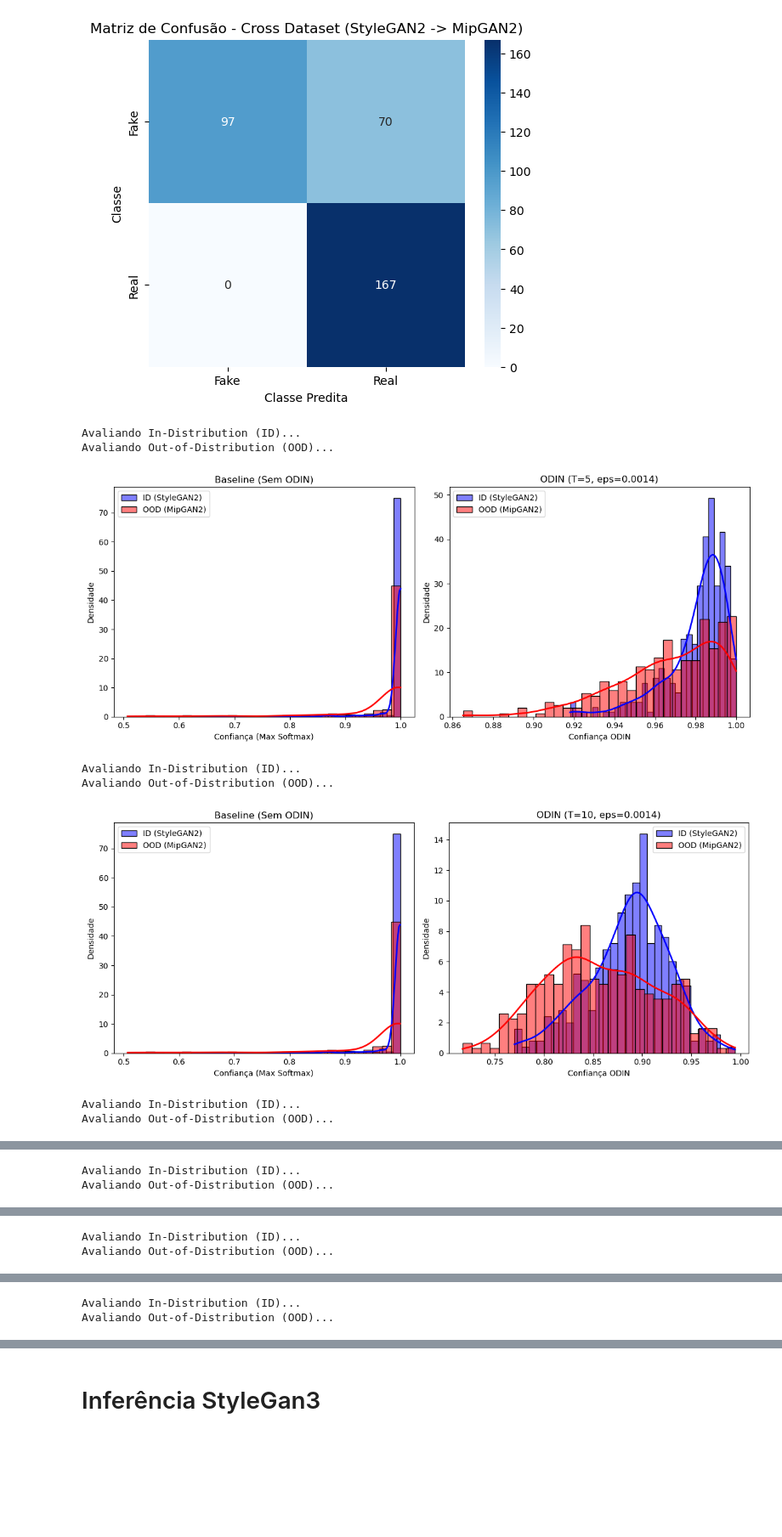
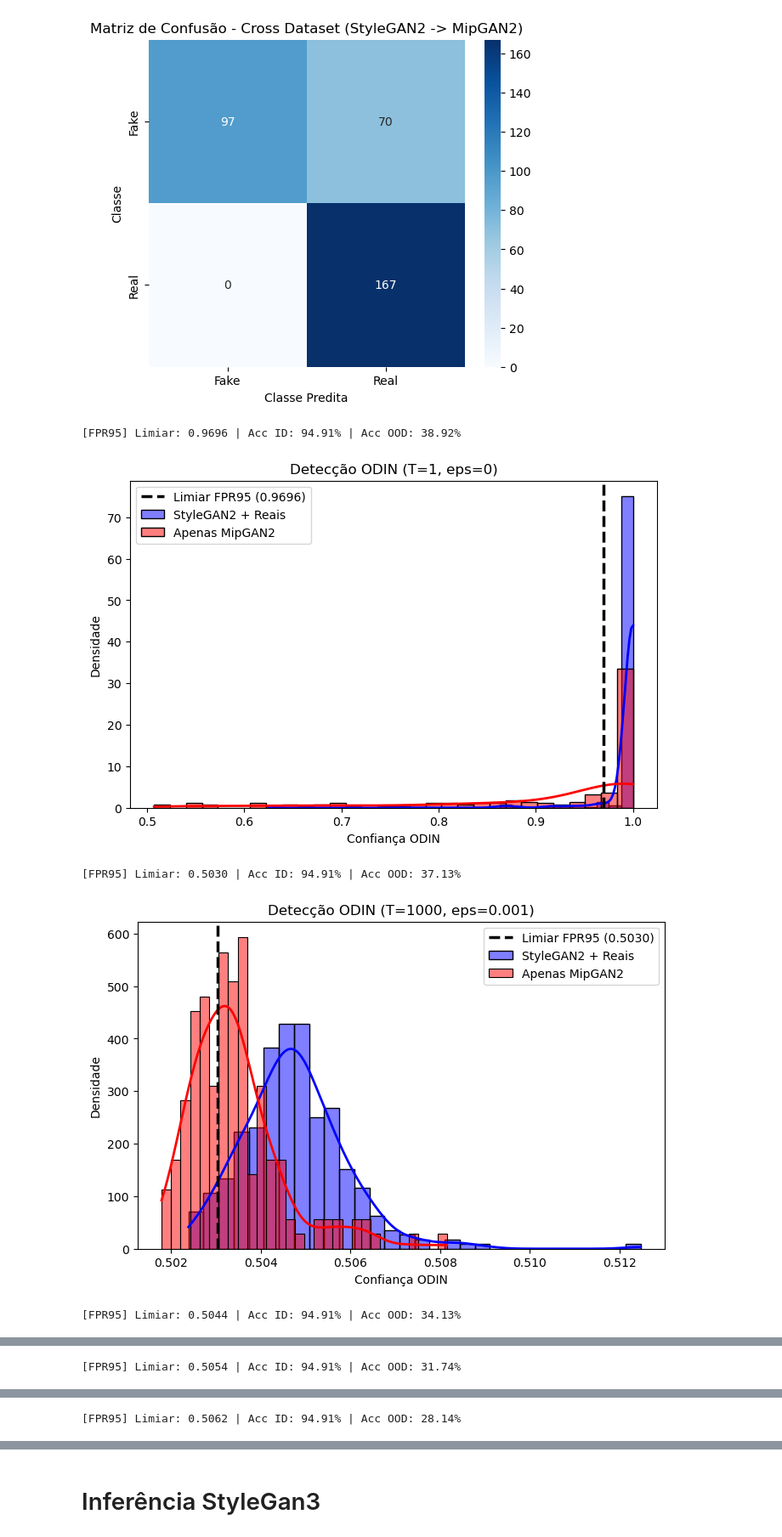
Before and after one commit to vinicius-landim/Morphs-Cross-Domain, a Jupyter notebook: odin-inference/stylegan2-inference-odin.ipynb, the cells around one changed output, grey strips where cells are left out. Shown at 85% size. Saved outputs shown, nothing was run; the diff lists cells and outputs as text; code cells hidden in the pictures; blank space fills up the shorter version.

```diff
--- a/odin-inference/stylegan2-inference-odin.ipynb
+++ b/odin-inference/stylegan2-inference-odin.ipynb
@@ -239,7 +225,22 @@ def evaluate_ood_behavior(model, id_loader, ood_loader, T=1000.0, eps=0.0014, id
+# %%
+def plot_odin_histogram(id_scores, ood_scores, T, eps, id_name="ID", ood_name="OOD", threshold=None):
+    plt.figure(figsize=(8, 5))
+
+    sns.histplot(id_scores, color='blue', alpha=0.5, label=id_name, stat='density', bins=30, kde=True, line_kws={'linewidth': 2})
+    sns.histplot(ood_scores, color='red', alpha=0.5, label=ood_name, stat='density', bins=30, kde=True, line_kws={'linewidth': 2})
+
+    if threshold is not None:
+        plt.axvline(x=threshold, color='black', linestyle='--', linewidth=2.5, label=f'Limiar FPR95 ({threshold:.4f})')
+
+    plt.title(f'Detecção ODIN (T={T}, eps={eps})')
+    plt.xlabel('Confiança ODIN')
+    plt.ylabel('Densidade')
+    plt.legend()
+    plt.show()
 # %% [markdown]
 # Out-of-Distribution (OOD)
 # %%
-temperatures = [5, 10, 50, 100, 500, 1000]
+epsilons = [0.001, 0.002, 0.003, 0.004]
 # %% [markdown]
 ## Inferência MipGan2
 # %% [markdown]
@@ -316,14 +317,42 @@ plt.show()
 Acurácia: 0.7904
 [figure]
 # %%
-for temperature in temperatures:
-    evaluate_ood_behavior(model, stg2_test_loader, mip2_test_loader, T=temperature, eps=0.0014, id_class="StyleGAN2", ood_class="MipGAN2")
+id_conf = extract_odin_scores(model, stg2_test_loader, device, T=1.0, eps=0, only_fakes=False)
+ood_conf = extract_odin_scores(model, mip2_test_loader, device, T=1.0, eps=0, only_fakes=True)
+threshold_95 = get_threshold_fpr95(id_conf)
+acc_id, acc_ood = evaluate_accuracies(id_conf, ood_conf, threshold_95, criterion_name="FPR95")
+plot_odin_histogram(
+    id_conf,
+    ood_conf,
+    T=1,
+    eps=0,
+    id_name="StyleGAN2 + Reais",
+    ood_name="Apenas MipGAN2",
+    threshold=threshold_95
+)
+print("\n")
+
+for eps in epsilons:
+    id_conf = extract_odin_scores(model, stg2_test_loader, device, T=1000, eps=eps, only_fakes=False)
+    ood_conf = extract_odin_scores(model, mip2_test_loader, device, T=1000, eps=eps, only_fakes=True)
+
+    threshold_95 = get_threshold_fpr95(id_conf)
+
+    acc_id, acc_ood = evaluate_accuracies(id_conf, ood_conf, threshold_95, criterion_name="FPR95")
+
+    plot_odin_histogram(
+        id_conf,
+        ood_conf,
+        T=1000,
+        eps=eps,
+        id_name="StyleGAN2 + Reais",
+        ood_name="Apenas MipGAN2",
+        threshold=threshold_95
+    )
+    print("\n")
 # %% [output]
-Avaliando In-Distribution (ID)...
-Avaliando Out-of-Distribution (OOD)...
+[FPR95] Limiar: 0.9696 | Acc ID: 94.91% | Acc OOD: 38.92%
-[figure, old version]
+[figure, new version]
-Avaliando In-Distribution (ID)...
-Avaliando Out-of-Distribution (OOD)...
+[FPR95] Limiar: 0.5030 | Acc ID: 94.91% | Acc OOD: 37.13%
-[figure, old version]
+[figure, new version]
-Avaliando In-Distribution (ID)...
-Avaliando Out-of-Distribution (OOD)...
+[FPR95] Limiar: 0.5044 | Acc ID: 94.91% | Acc OOD: 34.13%
@@ -331,2 +360 @@ Avaliando Out-of-Distribution (OOD)...
-Avaliando In-Distribution (ID)...
-Avaliando Out-of-Distribution (OOD)...
+[FPR95] Limiar: 0.5054 | Acc ID: 94.91% | Acc OOD: 31.74%
@@ -334,2 +362 @@ Avaliando Out-of-Distribution (OOD)...
-Avaliando In-Distribution (ID)...
-Avaliando Out-of-Distribution (OOD)...
+[FPR95] Limiar: 0.5062 | Acc ID: 94.91% | Acc OOD: 28.14%
@@ -337,2 +363,0 @@ Avaliando Out-of-Distribution (OOD)...
-Avaliando In-Distribution (ID)...
-Avaliando Out-of-Distribution (OOD)...
```
Also changed, not shown: parts of 4 cells of this notebook, 2 other files.
